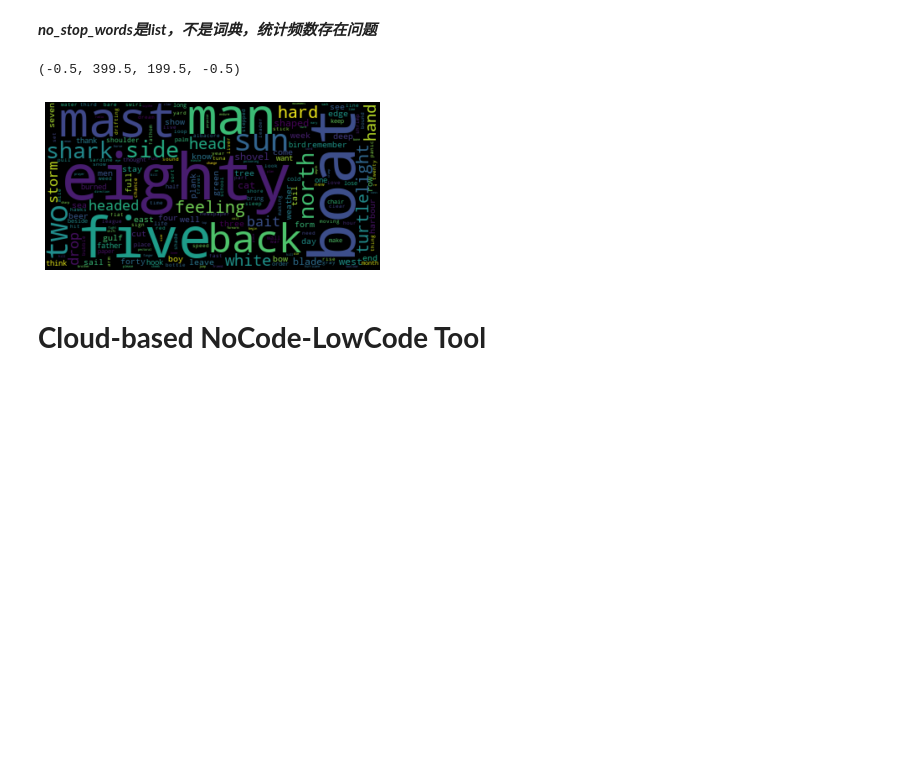
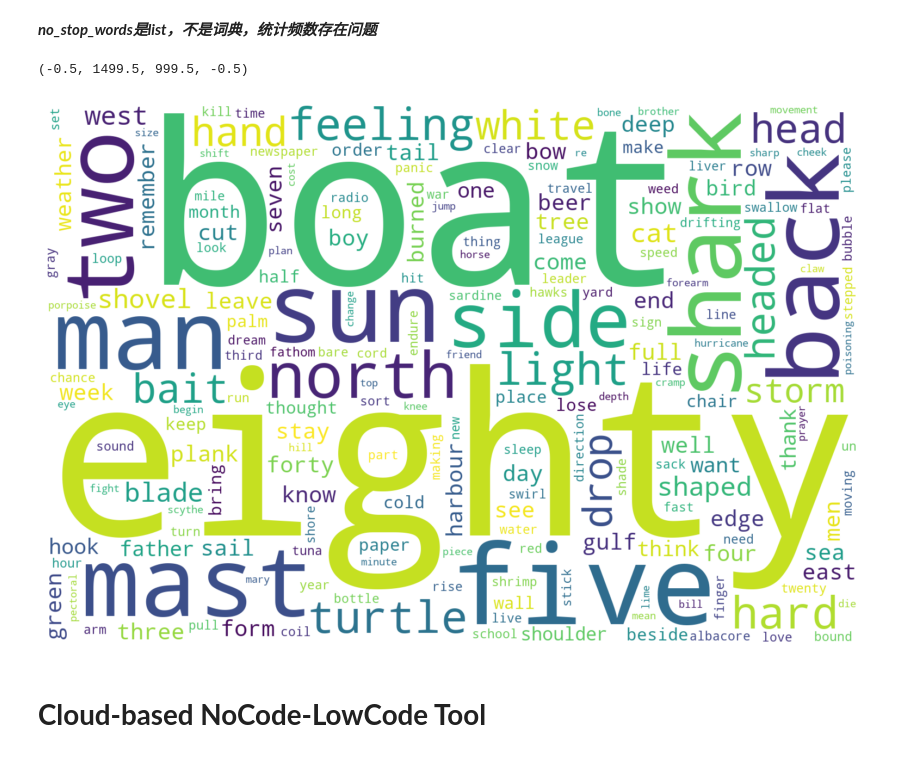
Before and after one commit to Esther-Zhou99/Data-Science, a Jupyter notebook: lesson2.ipynb, the cells around one changed output. Saved outputs shown, nothing was run; the diff lists cells and outputs as text; code cells hidden in the pictures; blank space fills up the shorter version.

```diff
--- a/lesson2.ipynb
+++ b/lesson2.ipynb
@@ -130,14 +130,15 @@ no_stop_words[0:5]
 from wordcloud import WordCloud
 # %%
 word_cloud_text = ' '.join(no_stop_words)
-wordcloud = WordCloud().generate(word_cloud_text)
+wordcloud = WordCloud(background_color="white",width=1500,height=1000,margin=10).generate(word_cloud_text)
 # %%
 import matplotlib.pyplot as plt
+plt.figure(figsize=(15, 10))
 plt.imshow(wordcloud, interpolation='bilinear')
 plt.axis("off")
 # %% [output]
-(-0.5, 399.5, 199.5, -0.5)
+(-0.5, 1499.5, 999.5, -0.5)
-[figure, old version]
+[figure, new version]
 # %% [markdown]
 # **Cloud-based NoCode-LowCode Tool**
 # %%
```
Also changed, not shown: parts of 7 cells of this notebook.
